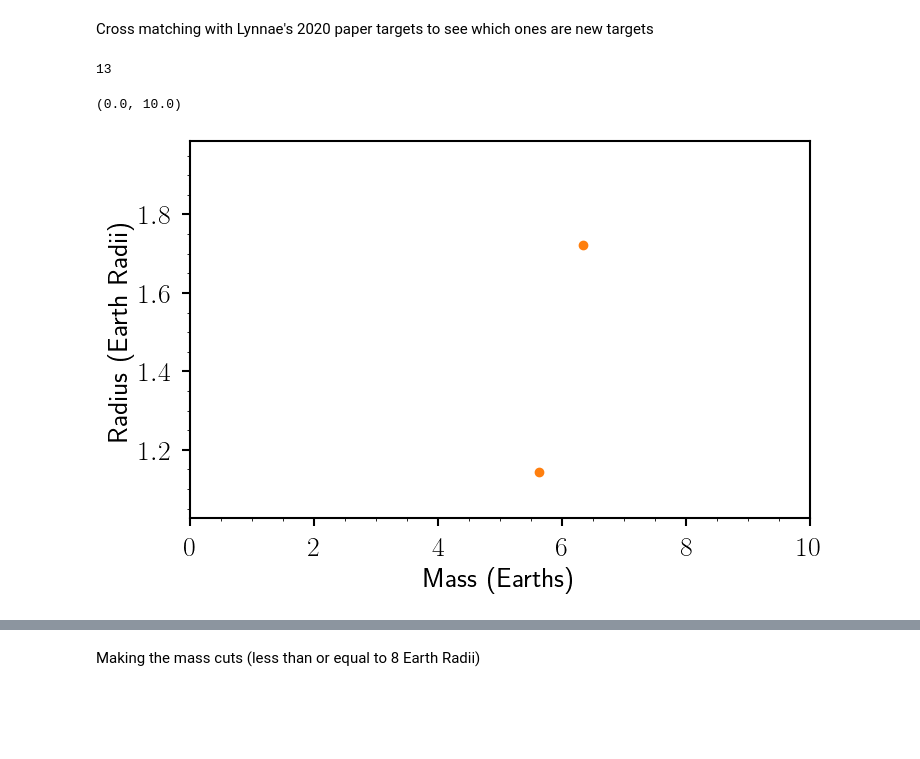
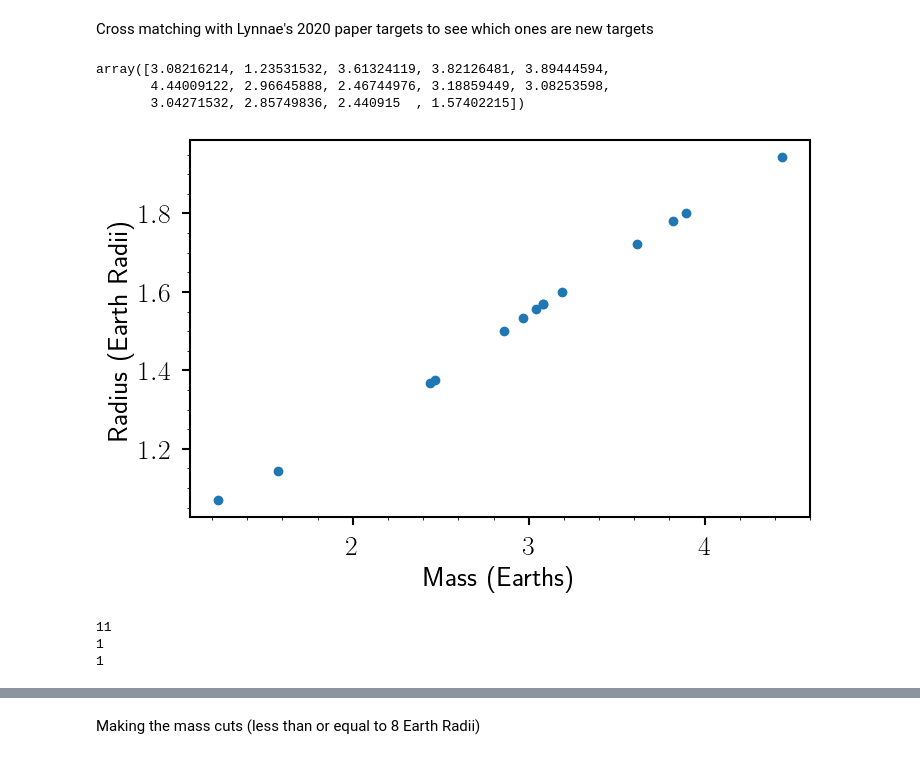
Before and after one commit to lupitatovar/Cool-Worlds, a Jupyter notebook: notebooks/Target List.ipynb, the cells around one changed output, grey strips where cells are left out. Cells and saved outputs as stored; diff of their text form; code cells hidden in the pictures; blank space fills up the shorter version.

```diff
--- a/notebooks/Target List.ipynb
+++ b/notebooks/Target List.ipynb
@@ -105,7 +186,4 @@ array([250. ,  16.6,   nan, ...,   nan,   nan,   nan])
 # %%
-frames = [l1,full_table]
-
-l1_masses = pd.concat(frames, axis=1, join="inner")
-#l1_masses.to_csv('/Users/lupitatovar/Cool-Worlds/targets/targets_masses.csv')
-#l1_masses = pd.read_csv('/Users/lupitatovar/Cool-Worlds/targets/targets_masses.csv')
+#targets.to_csv('/Users/lupitatovar/Cool-Worlds/targets/targets_masses.csv')
+l1_masses = pd.read_csv('/Users/lupitatovar/Cool-Worlds/targets/targets_masses.csv')
 # %%
@@ -136,17 +215,18 @@ comparison = pd.read_csv('/Users/lupitatovar/Cool-Worlds/targets/targets_masses.
-# %%
-print(len(comparison))
-# %% [output]
-13
+# %%
+l1_masses['masse_est'].values
+# %% [output]
+array([3.08216214, 1.23531532, 3.61324119, 3.82126481, 3.89444594,
+       4.44009122, 2.96645888, 2.46744976, 3.18859449, 3.08253598,
+       3.04271532, 2.85749836, 2.440915  , 1.57402215])
 # %%
-plt.scatter(comparison['masse'].values,comparison['Radius'].values)
-plt.scatter(comparison['masse_est'].values,comparison['Radius'].values)
+#plt.scatter(l1_masses['masse'].values,l1_masses['rade'].values)
+plt.scatter(l1_masses['masse_est'].values,l1_masses['rade'].values)
 plt.xlabel('Mass (Earths)')
 plt.ylabel('Radius (Earth Radii)')
 plt.tick_params(direction='out',width=1.5,length=6,pad=7)
 plt.minorticks_on()
-plt.xlim(0,10)
+#plt.xlim(0,10)
 #plt.legend(bbox_to_anchor=(1.01, 1), loc='upper left', borderaxespad=0.,fontsize=14)
 # %% [output]
-(0.0, 10.0)
-[figure, old version]
+[figure, new version]
 # %%
@@ -156,0 +237,8 @@ other_ = comparison[comparison["Discovery"].str.contains("Mulitple Observatories
+# %%
+print(len(kepler_))
+print(len(k2_))
+print(len(tess_))
+# %% [output]
+11
+1
+1
```
Also changed, not shown: parts of 50 cells of this notebook, 12 other files.
